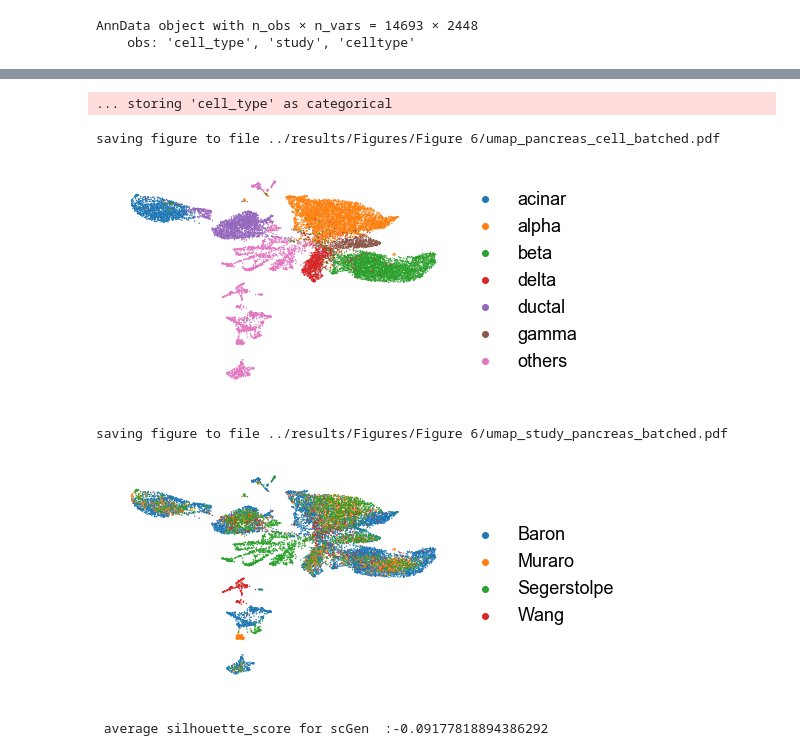
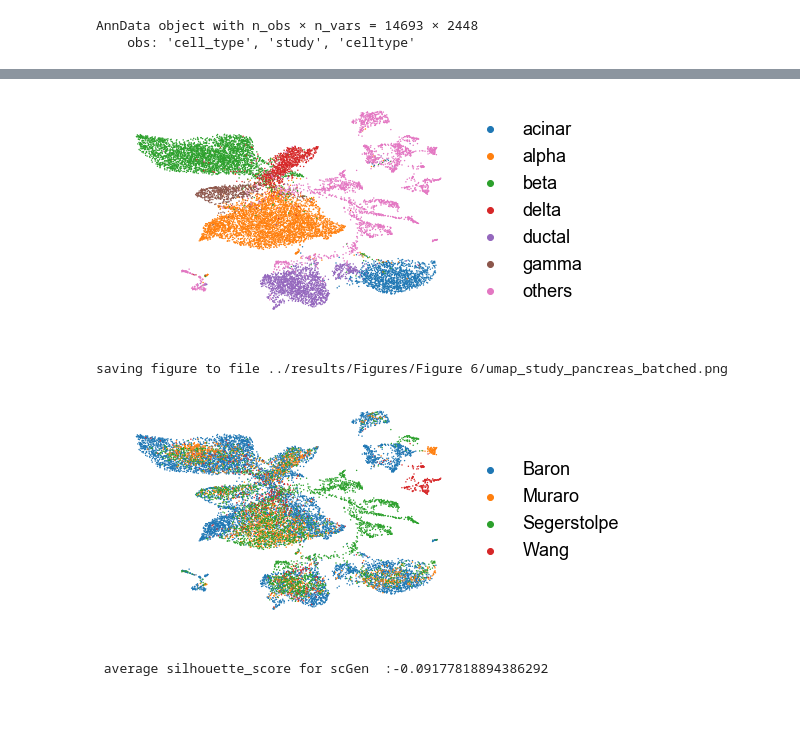
Before and after one commit to theislab/scgen-reproducibility, a Jupyter notebook: Jupyter Notebooks/Fig6.ipynb, the cells around one changed output, grey strips where cells are left out. Drawn from its saved outputs; the diff is of its cells as text; code cells hidden in the pictures; blank space fills up the shorter version.

```diff
--- a/Jupyter Notebooks/Fig6.ipynb
+++ b/Jupyter Notebooks/Fig6.ipynb
@@ -46,13 +46,15 @@ array(['acinar', 'beta', 'delta', 'others', 'ductal', 'alpha'],
 # %% [markdown]
 ### Figure 6.a
 # %%
+sc.tl.pca(train, svd_solver='arpack')
+train.obsm["X_pca"] *= -1
 sc.pp.neighbors(train)
 sc.tl.umap(train)
-sc.pl.umap(train, color=["sample"], title="", legend_loc=False, wspace=.5, show=True, save="_batch.pdf", frameon=False)
-sc.pl.umap(train, color=["cell_type"], title="", legend_loc=False, wspace=.5, show=True, save="_celltype.pdf", frameon=False)
-os.rename(src=os.path.join(path_to_save, "umap_batch.pdf"),
-          dst=os.path.join(path_to_save, "Fig6a_umap_batch_original.pdf"))
-os.rename(src=os.path.join(path_to_save, "umap_celltype.pdf"),
-          dst=os.path.join(path_to_save, "Fig6a_umap_celltype_original.pdf"))
+sc.pl.umap(train, color=["sample"], title="", legend_loc=False, wspace=.5, show=True, save="_batch.png", frameon=False)
+sc.pl.umap(train, color=["cell_type"], title="", legend_loc=False, wspace=.5, show=True, save="_celltype.png", frameon=False)
+os.rename(src=os.path.join(path_to_save, "umap_batch.png"),
+          dst=os.path.join(path_to_save, "Fig6a_umap_batch_original.png"))
+os.rename(src=os.path.join(path_to_save, "umap_celltype.png"),
+          dst=os.path.join(path_to_save, "Fig6a_umap_celltype_original.png"))
 # %% [output]
 ... storing 'cell_type' as categorical
@@ -93,14 +94,21 @@ pancreas_batched
 AnnData object with n_obs × n_vars = 14693 × 2448
     obs: 'cell_type', 'study', 'celltype'
 # %%
+font = {'family' : 'Arial',
+        'weight': 'normal',
+        'size'   : 14}
+
+matplotlib.rc('font', **font)
+sc.tl.pca(pancreas_batched, svd_solver='arpack')
+pancreas_batched.obsm["X_pca"] *= -1
 sc.pp.neighbors(pancreas_batched)
 sc.tl.umap(pancreas_batched)
 sc.pl.umap(pancreas_batched, title="", palette=matplotlib.rcParams["axes.prop_cycle"], color=["celltype"],
-           save="_pancreas_cell_batched.pdf", frameon=False, show=True, legend_fontsize=18)
+           save="_pancreas_cell_batched.png", frameon=False, show=True, legend_fontsize=18)
 sc.pl.umap(pancreas_batched, title="", palette=matplotlib.rcParams["axes.prop_cycle"], color=["study"],
-           save="_study_pancreas_batched.pdf", frameon=False, show=True, legend_fontsize=18)
-os.rename(src=os.path.join(path_to_save, "umap_pancreas_cell_batched.pdf"),
-          dst=os.path.join(path_to_save, "Fig6b_umap_scgen_celltype.pdf"))
-os.rename(src=os.path.join(path_to_save, "umap_study_pancreas_batched.pdf"),
-          dst=os.path.join(path_to_save, "Fig6b_umap_scgen_batch.pdf"))
+           save="_study_pancreas_batched.png", frameon=False, show=True, legend_fontsize=18)
+os.rename(src=os.path.join(path_to_save, "umap_pancreas_cell_batched.png"),
+          dst=os.path.join(path_to_save, "Fig6b_umap_scgen_celltype.png"))
+os.rename(src=os.path.join(path_to_save, "umap_study_pancreas_batched.png"),
+          dst=os.path.join(path_to_save, "Fig6b_umap_scgen_batch.png"))
 # %% [output]
@@ -109,6 +116,4 @@ WARNING: You're trying to run this on 2448 dimensions of `.X`, if you really wan
+[figure, new version]
-... storing 'cell_type' as categorical
+saving figure to file ../results/Figures/Figure 6/umap_study_pancreas_batched.png
-saving figure to file ../results/Figures/Figure 6/umap_pancreas_cell_batched.pdf
-[figure, old version]
-saving figure to file ../results/Figures/Figure 6/umap_study_pancreas_batched.pdf
-[figure, old version]
+[figure, new version]
 # %%
```
Also changed, not shown: parts of 4 cells of this notebook, 3 other files.
